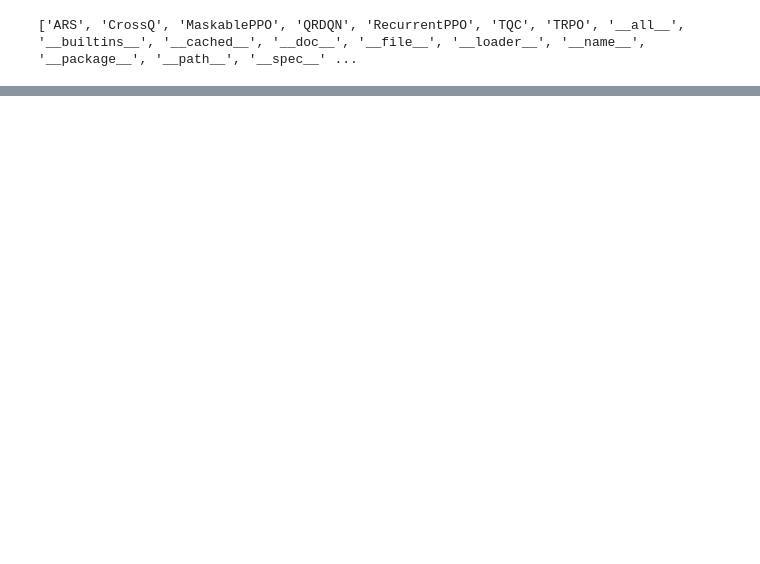
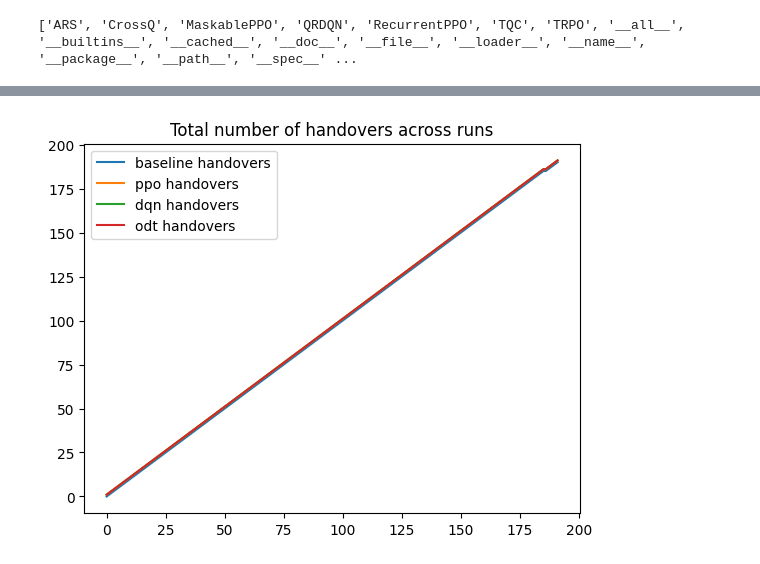
Before and after one commit to HindMukhtar/DLRL2025, a Jupyter notebook: testscript.ipynb, the cells around one changed output, grey strips where cells are left out. Drawn from its saved outputs; the diff is of its cells as text; code cells hidden in the pictures; blank space fills up the shorter version.

```diff
--- a/testscript.ipynb
+++ b/testscript.ipynb
@@ -26,7 +26,11 @@ from LEOEnvironment import LEOEnv as LEOEnvBase
 ['ARS', 'CrossQ', 'MaskablePPO', 'QRDQN', 'RecurrentPPO', 'TQC', 'TRPO', '__all__', '__builtins__', '__cached__', '__doc__', '__file__', '__loader__', '__name__', '__package__', '__path__', '__spec__' ...
 # %%
 # Load observations from csv file
-obs_base_list = pd.read_csv('observations_base.csv', header=None).values.tolist()
-obs_dqn_list = pd.read_csv('observations_dqn.csv', header=None).values.tolist()
-obs_ppo_list = pd.read_csv('observations_ppo.csv', header=None).values.tolist()
-obs_odt_list = pd.read_csv('observations_odt.csv', header=None).values.tolist()
+obs_base_list = pd.read_csv('BASELINE_observations.csv').values
+obs_dqn_list = pd.read_csv('DQN_observations.csv').values
+obs_ppo_list = pd.read_csv('PPO_observations.csv').values
+obs_odt_list = pd.read_csv('ODT_observations.csv').values
+
+# Check data types
+print("Data type:", type(obs_base_list[0,0]))
+print("Sample values:", obs_base_list[0,:3])
@@ -38,10 +61,13 @@ obs_odt_list = np.array(obs_odt_list)
 # %%
 import matplotlib.pyplot as plt
-plt.plot(obs_base_list[:, 6], label = 'baseline handovers')
-plt.plot(obs_ppo_list[:, 6], label = 'ppo handovers')
-plt.plot(obs_dqn_list[:, 6], label = 'dqn handovers')
-plt.plot(obs_odt_list[:, 6], label = 'odt handovers')
+plt.plot(obs_base_list[:, 4], label = 'baseline handovers')
+plt.plot(obs_ppo_list[:, 4], label = 'ppo handovers')
+plt.plot(obs_dqn_list[:, 4],  label = 'dqn handovers')
+plt.plot(obs_odt_list[:, 4], label = 'odt handovers')
 plt.legend()
+#plt.yticks(np.arange(0, 200, step=10))
 plt.title('Total number of handovers across runs')
 plt.show()
+# %% [output]
+[figure, added]
 # %%
```
Also changed, not shown: parts of 7 cells of this notebook, 16 other files.
